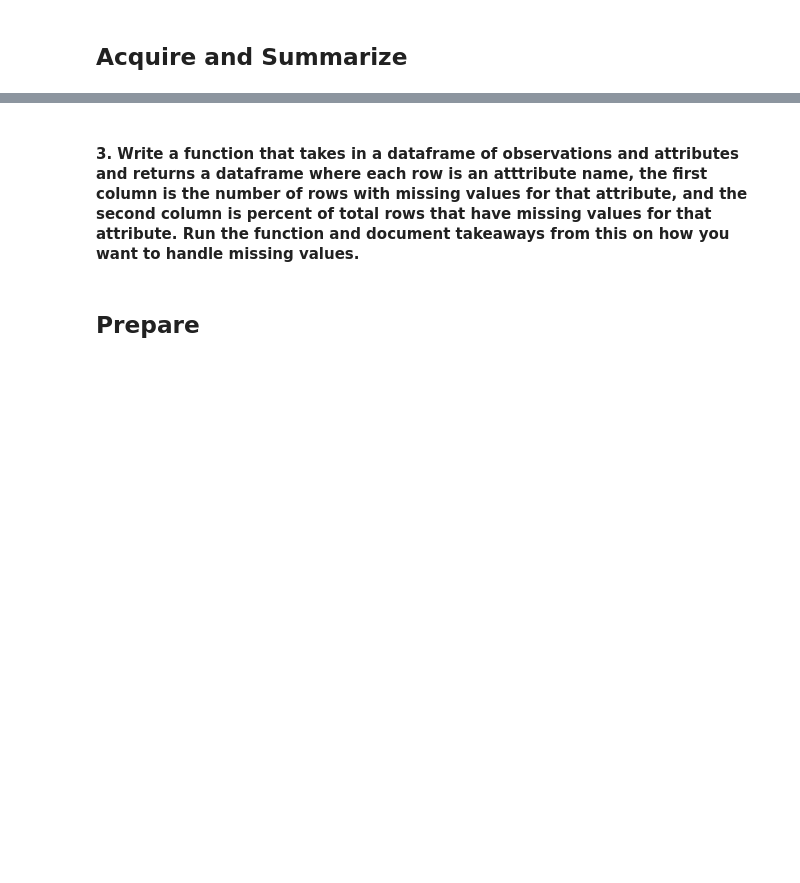
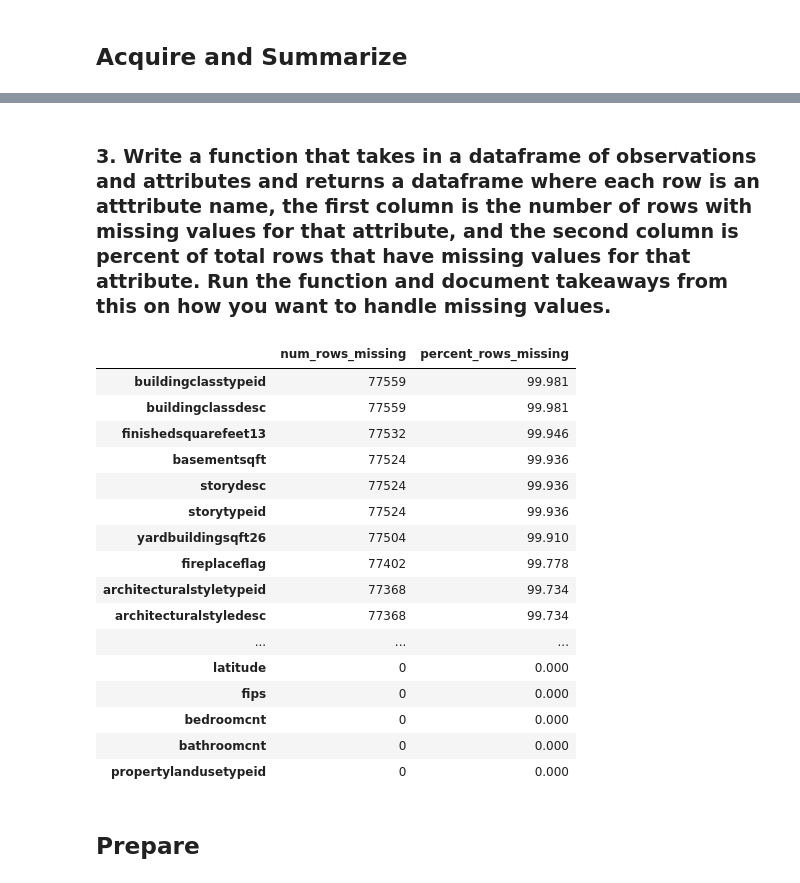
Before and after one commit to m3redithw/clustering-exercises, a Jupyter notebook: zillow.ipynb, the cells around one changed output, grey strips where cells are left out. Saved outputs shown, nothing was run; the diff lists cells and outputs as text; code cells hidden in the pictures; blank space fills up the shorter version.

Commit message:
completed first part of exercises

```diff
--- a/zillow.ipynb
+++ b/zillow.ipynb
@@ -10,7 +10,10 @@ You will want to end with a single dataframe. Include the logerror field and all
 Be sure to do the correct join (inner, outer, etc.). We do not want to eliminate properties purely because they may have a null value for airconditioningtypeid. - Only include properties with a transaction in 2017, and include only the last transaction for each property (so no duplicate property ID's), along with zestimate error and date of transaction. (Hint: read the docs for the .duplicated method) - Only include properties that have a latitude and longitude value.
 # %%
 from imports import *
+# set columnns display format
 pd.set_option('display.max_columns', None)
+# default pandas decimal number display format
+pd.options.display.float_format = '{:20,.3f}'.format
 # %%
 # from our acquire.py:
 def get_connection(db, user=env.user, host=env.host, password=env.password):
@@ -70,10 +73,10 @@ def get_zillow_data():
     This function reads in zillow data from Zillow database, writes data to
     a csv file if a local file does not exist, and returns a df.
     '''
-    if os.path.isfile('zillow.csv'):
+    if os.path.isfile('zillow_data.csv'):
 
         # If csv file exists, read in data from csv file.
-        df = pd.read_csv('zillow.csv', index_col=0)
+        df = pd.read_csv('zillow_data.csv', index_col=0)
         df = df.drop(columns='id')
     else:
 
@@ -81,6 +84,6 @@ def get_zillow_data():
         df = new_zillow_data()
 
         # Write DataFrame to a csv file.
-        df.to_csv('zillow.csv')
+        df.to_csv('zillow_data.csv')
 
     return df
@@ -142,5 +192,32 @@ columns: 67
 # %% [markdown]
-#### 3. Write a function that takes in a dataframe of observations and attributes and returns a dataframe where each row is an atttribute name, the first column is the number of rows with missing values for that attribute, and the second column is percent of total rows that have missing values for that attribute. Run the function and document takeaways from this on how you want to handle missing values.
+### 3. Write a function that takes in a dataframe of observations and attributes and returns a dataframe where each row is an atttribute name, the first column is the number of rows with missing values for that attribute, and the second column is percent of total rows that have missing values for that attribute. Run the function and document takeaways from this on how you want to handle missing values.
+# %%
+def nulls_by_col(df):
+    num_rows_missing = df.isnull().sum()
+    rows = df.shape[0]
+    pct_miss = num_rows_missing / rows * 100
+    cols_missing = pd.DataFrame({'num_rows_missing': num_rows_missing, 'percent_rows_missing': pct_miss})
+    return cols_missing.sort_values(by='num_rows_missing', ascending=False)
+# %%
+nulls_by_col(df)
+# %% [output]
+|  | num_rows_missing | percent_rows_missing |
+| buildingclasstypeid | 77559 | 99.981 |
+| buildingclassdesc | 77559 | 99.981 |
+| finishedsquarefeet13 | 77532 | 99.946 |
+| basementsqft | 77524 | 99.936 |
+| storydesc | 77524 | 99.936 |
+| storytypeid | 77524 | 99.936 |
+| yardbuildingsqft26 | 77504 | 99.910 |
+| fireplaceflag | 77402 | 99.778 |
+| architecturalstyletypeid | 77368 | 99.734 |
+| architecturalstyledesc | 77368 | 99.734 |
+| ... | ... | ... |
+| latitude | 0 | 0.000 |
+| fips | 0 | 0.000 |
+| bedroomcnt | 0 | 0.000 |
+| bathroomcnt | 0 | 0.000 |
+| propertylandusetypeid | 0 | 0.000 |
 # %% [markdown]
 ## Prepare
 # %% [markdown]
```
Also changed, not shown: parts of 19 cells of this notebook.
